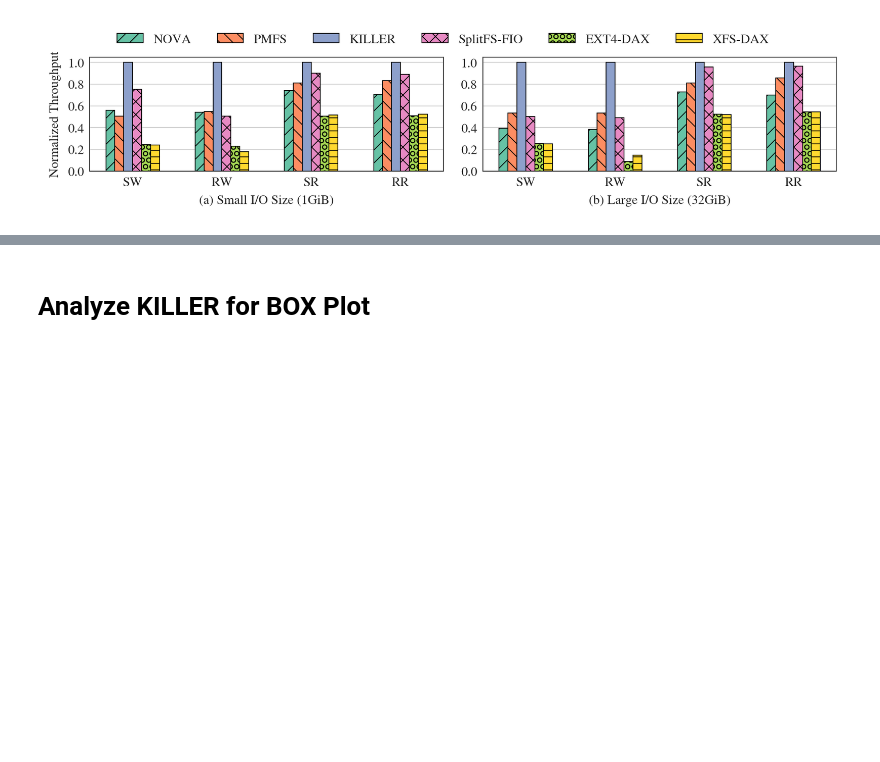
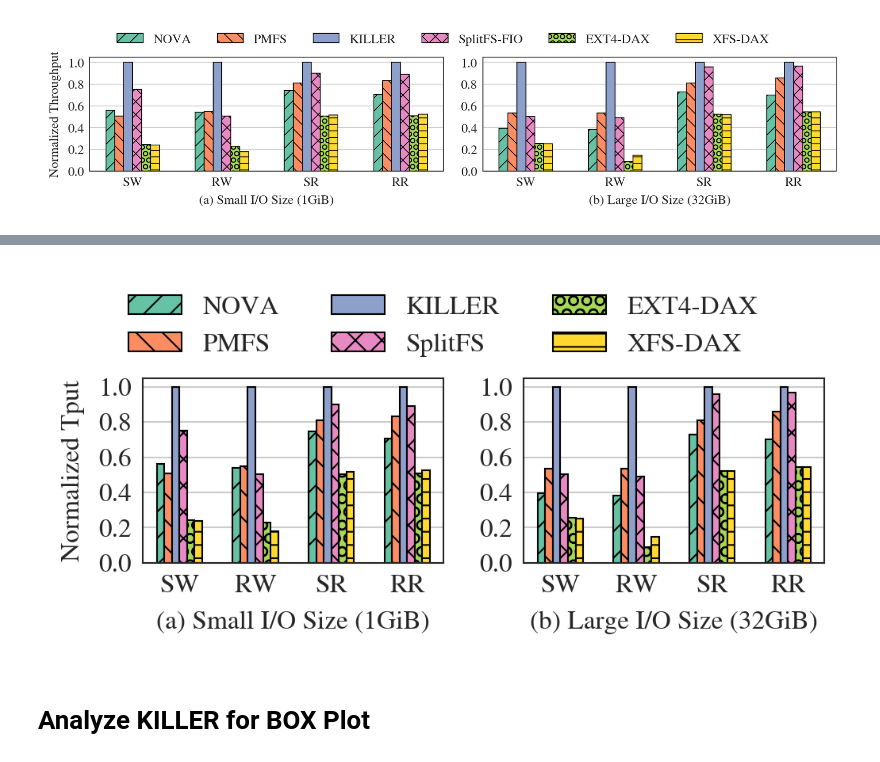
Before and after one commit to WOFS-for-PM/tests, a Jupyter notebook: killer-asplos/FIG-ST-FIO/plot.ipynb, the cells around one changed output, grey strips where cells are left out. Saved outputs shown, nothing was run; the diff lists cells and outputs as text; code cells hidden in the pictures; blank space fills up the shorter version.

Commit message:
fix fig-pattern

```diff
--- a/killer-asplos/FIG-ST-FIO/plot.ipynb
+++ b/killer-asplos/FIG-ST-FIO/plot.ipynb
@@ -96,0 +99,93 @@ plt.savefig("./FIG-IO.pdf", bbox_inches='tight', pad_inches=0)
+# %%
+# ipython -c "%run plot.ipynb"
+
+import matplotlib
+import matplotlib.pyplot as plt
+from matplotlib import style
+import pandas as pd
+import matplotlib.gridspec as gridspec
+
+
+# Paper specific settings
+STANDARD_WIDTH = 17.8
+SINGLE_COL_WIDTH = STANDARD_WIDTH / 2
+DOUBLE_COL_WIDTH = STANDARD_WIDTH
+def cm_to_inch(value):
+    return value/2.54
+
+# matplotlib style settings
+matplotlib.rcParams['text.usetex'] = False
+style.use('seaborn-white')
+plt.rcParams["axes.grid"] = True
+plt.rcParams["axes.grid.axis"] = "y"
+plt.rcParams["grid.linewidth"] = 0.5
+plt.rcParams['hatch.linewidth'] = 0.5
+plt.rcParams["font.family"] = "Nimbus Roman"
+pd.options.display.max_columns = None
+pd.options.display.max_rows = None
+
+
+# Data Preprocessing
+# with open("./avg-test-result-in-paper", "r") as f:
+with open("./performance-comparison-table-large", "r") as f:
+    df_io_large = pd.read_csv(f, delim_whitespace=True, index_col=None, engine='python')
+with open("./performance-comparison-table-small", "r") as f:
+    df_io_small = pd.read_csv(f, delim_whitespace=True, index_col=None, engine='python')
+
+df_io_large.drop(df_io_large[df_io_large['file_system'] == "PMM"].index, inplace=True)
+df_io_small.drop(df_io_small[df_io_small['file_system'] == "PMM"].index, inplace=True)
+
+# Plotting Settings
+fig = plt.figure(dpi = 300, figsize = (cm_to_inch(SINGLE_COL_WIDTH), cm_to_inch(3.5)))
+bar_width = 0.1
+subfig_titles = ["(a) Small I/O Size (1GiB)", "(b) Large I/O Size (32GiB)"]
+patterns = ['///', '\\\\\\', '', 'XXX', 'OOO', '---', '+++']
+# Reference: https://designbro.com/blog/inspiration/color-combinations/
+colors = ["#2b2d42", "#8d99ae", "#edf2f4", "#ef233c", "#ef233c", "#ef233c", "#ef233c", "#ef233c",]
+
+dfs = [df_io_small, df_io_large]
+
+for df_idx, df in enumerate(dfs):
+    plt.subplot(1, 2, df_idx + 1)
+    fss = df['file_system'].drop_duplicates().reset_index().drop(columns=['index'])['file_system']
+    ops = ["seq-write", "rnd-write", "seq-read", "rnd-read"]
+    tot = len(fss) * bar_width
+    x = list(range(1, len(ops) + 1))
+
+    for op in ops:
+        value = df[df['ops'] == op]['bandwidth(MiB/s)'] / df[df['ops'] == op]['bandwidth(MiB/s)'].max()
+        df.loc[df['ops'] == op, 'bandwidth(MiB/s)'] = value
+
+    for idx, fs in enumerate(fss):
+        points = []
+        for pivot in x:
+            point = pivot - tot / 2 + bar_width / 2 + idx * bar_width
+            points.append(point)
+        bws = []
+        for op in ops:
+            bws.append(df[(df['file_system'] == fs) & (df['ops'] == op)]['bandwidth(MiB/s)'].iloc[0])
+        if fs == "PMM":
+            plt.axhline(1, color=colors[idx], linestyle='--', linewidth=1)
+        else:
+            plt.bar(points, bws, width=bar_width, hatch=patterns[idx], edgecolor='black', color=plt.get_cmap('Set2')(idx), linewidth=0.5)
+
+    # Draw title
+    plt.xticks(x, labels=["SW", "RW", "SR", "RR"], fontsize=8)
+    plt.yticks([0, 0.2, 0.4, 0.6, 0.8, 1], fontsize=8)
+    plt.xlabel(subfig_titles[df_idx], fontsize=8)
+    if (df_idx == 0):
+        plt.ylabel('Normalized Tput', fontsize=8)
+
+    ax = fig.gca()
+    lw = 0.5
+    for axis in ['top','bottom','left','right']:
+        ax.spines[axis].set_linewidth(lw)
+
+# legend_labels = ["PMM"]
+legend_labels = fss
+# legend_labels.extend(fss[:-1])
+legend_labels = legend_labels.replace("SplitFS-FIO", "SplitFS")
+fig.legend(legend_labels, loc='center', bbox_to_anchor=(0.5, 1.05), ncol=3, fontsize=8, frameon=False)
+plt.tight_layout()
+plt.savefig("./FIG-IO.pdf", bbox_inches='tight', pad_inches=0)
+# %% [output]
@@ -97,3 +193,4 @@ plt.savefig("./FIG-IO.pdf", bbox_inches='tight', pad_inches=0)
+[figure, added]
 # %% [markdown]
 # Analyze KILLER for BOX Plot
 # %%
```
Also changed, not shown: parts of 4 cells of this notebook, 18 other files.
